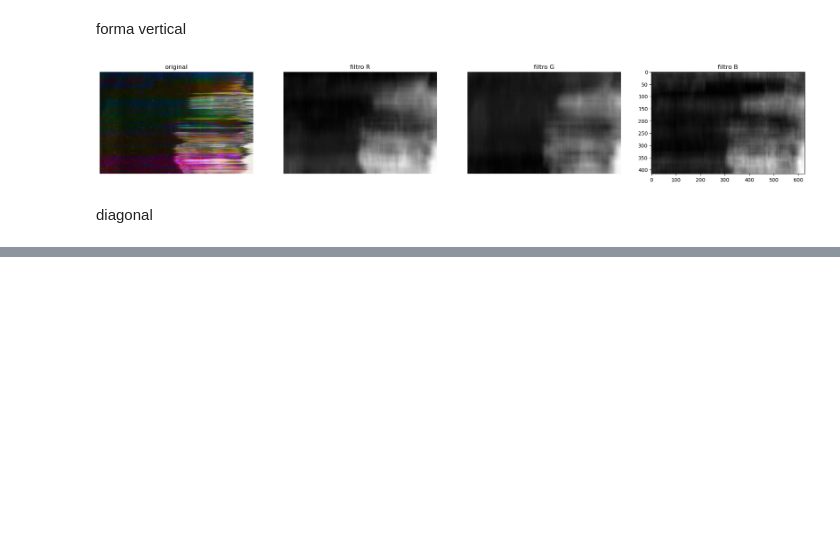
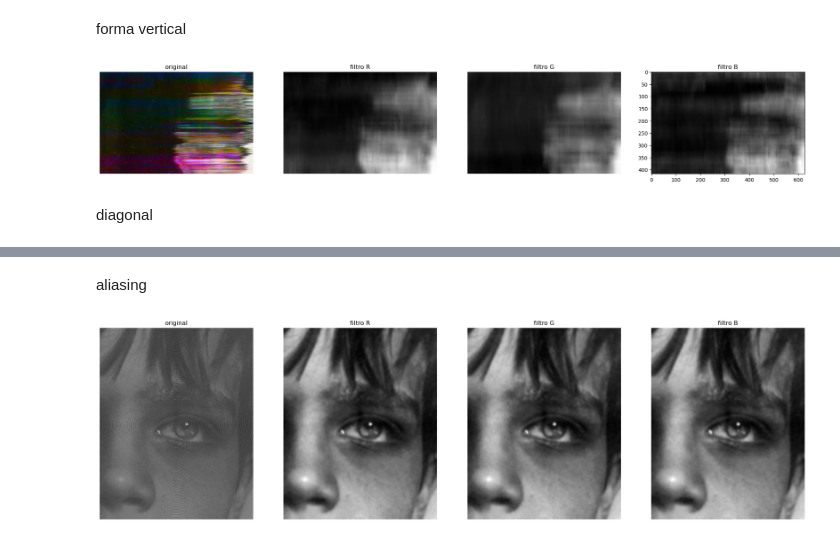
Before and after one commit to FcCaba/Procesamiento-De-Imagenes, a Jupyter notebook: convolucion2.ipynb, the cells around one changed output, grey strips where cells are left out. Cells and saved outputs as stored; diff of their text form; code cells hidden in the pictures; blank space fills up the shorter version.

```diff
--- a/convolucion2.ipynb
+++ b/convolucion2.ipynb
@@ -163,0 +164,39 @@ plt.show()
+# %% [markdown]
+aliasing
+# %%
+import cv2
+import numpy as np
+import matplotlib.pyplot as plt
+def filtro_gaussiano(imagen, kernel_size):
+    return cv2.GaussianBlur(imagen, (kernel_size, kernel_size), 0)
+
+img=cv2.imread(r'imagenes/img distorcion/dis2.jfif')
+rgb=cv2.cvtColor(img,cv2.COLOR_BGR2RGB)
+imgresR=filtro_gaussiano(rgb[:,:,0],15)
+imgresG=filtro_gaussiano(rgb[:,:,1],15)
+imgresB=filtro_gaussiano(rgb[:,:,2],15)
+
+plt.figure(figsize=(25,10))
+plt.subplot(141)
+plt.title("original")
+plt.axis("off")
+plt.imshow(cv2.cvtColor(img,cv2.COLOR_BGR2RGB))
+
+plt.subplot(142)
+plt.title("filtro R")
+plt.axis("off")
+plt.imshow(imgresR,cmap="gray")
+
+plt.subplot(143)
+plt.title("filtro G")
+plt.axis("off")
+plt.imshow(imgresG,cmap="gray")
+
+plt.subplot(144)
+plt.title("filtro B")
+plt.axis("off")
+plt.imshow(imgresB,cmap="gray")
+
+plt.show()
+# %% [output]
+[figure, added]
```
Also changed, not shown: parts of 3 cells of this notebook, 7 other files.
